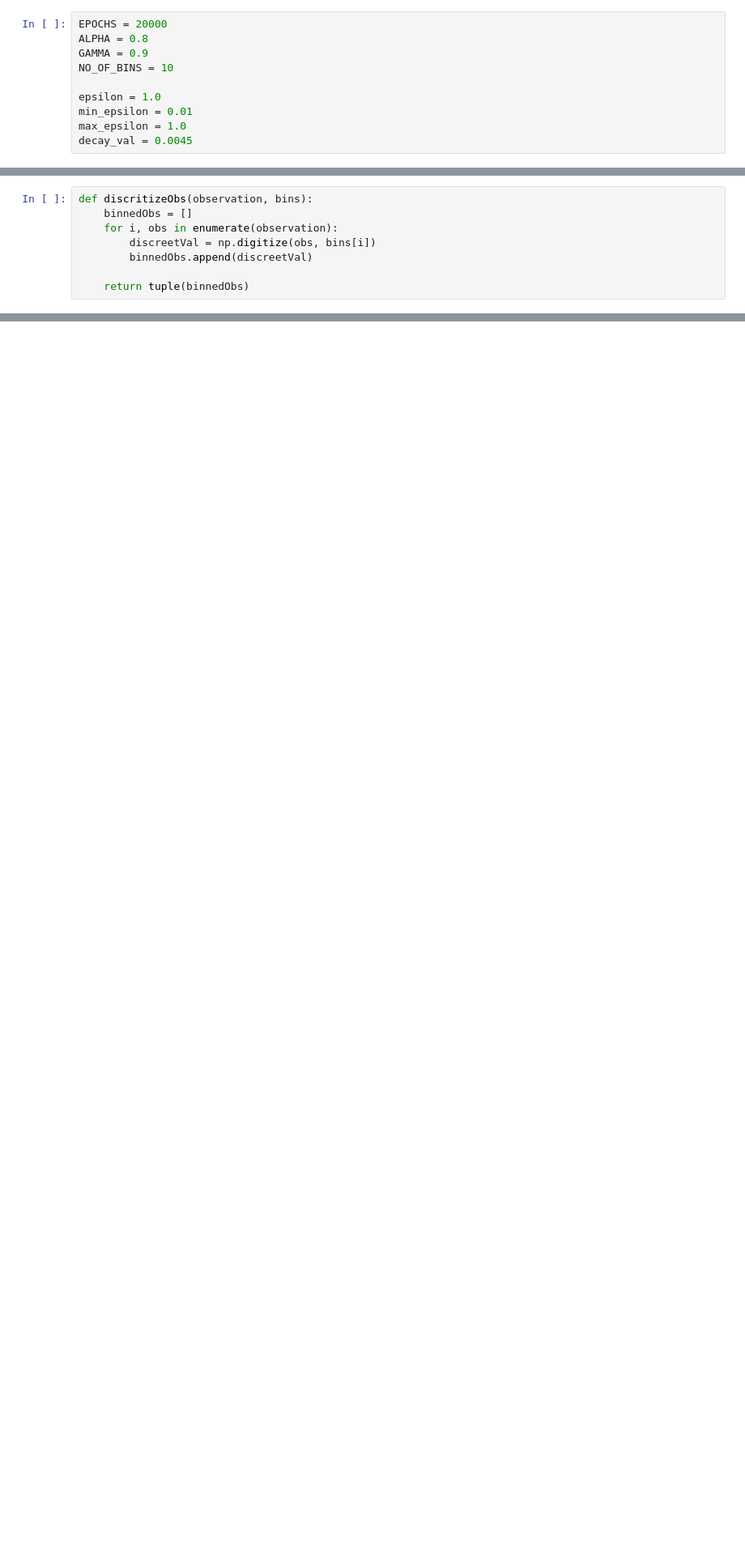
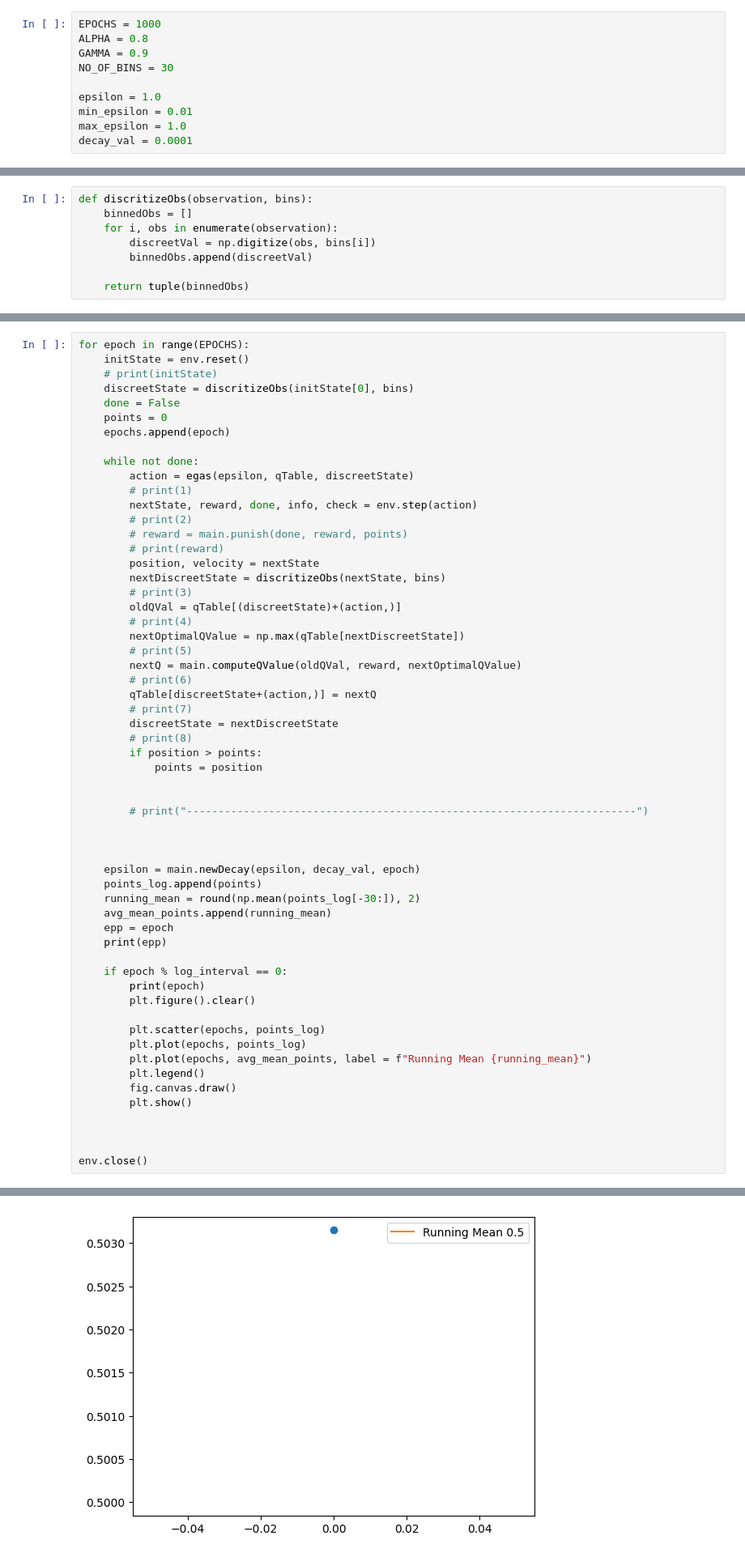
Before and after one commit to bherwanisuraj/gridworld, a Jupyter notebook: mountainCar.ipynb, the cells around one changed output, grey strips where cells are left out. Shown: that part at 81% size. Drawn from its saved outputs; the diff is of its cells as text; blank space fills up the shorter version.

```diff
--- a/mountainCar.ipynb
+++ b/mountainCar.ipynb
@@ -28,15 +30,15 @@ env.close()
 # %%
 # print(np.min(maxP), np.min(maxV))
 # %%
-EPOCHS = 20000
+EPOCHS = 1000
 ALPHA = 0.8
 GAMMA = 0.9
-NO_OF_BINS = 10
+NO_OF_BINS = 30
 
 epsilon = 1.0
 min_epsilon = 0.01
 max_epsilon = 1.0
-decay_val = 0.0045
+decay_val = 0.0001
 # %%
 def createBins(NO_OF_BINS):
     binPosition = np.linspace(-1.2, 0.6, NO_OF_BINS)
@@ -101,0 +96,59 @@ array([[[0., 0.],
+# %%
+for epoch in range(EPOCHS):
+    initState = env.reset()
+    # print(initState)
+    discreetState = discritizeObs(initState[0], bins)
+    done = False
+    points = 0
+    epochs.append(epoch)
+
+    while not done:
+        action = egas(epsilon, qTable, discreetState)
+        # print(1)
+        nextState, reward, done, info, check = env.step(action)
+        # print(2)
+        # reward = main.punish(done, reward, points)
+        # print(reward)
+        position, velocity = nextState
+        nextDiscreetState = discritizeObs(nextState, bins)
+        # print(3)
+        oldQVal = qTable[(discreetState)+(action,)]
+        # print(4)
+        nextOptimalQValue = np.max(qTable[nextDiscreetState])
+        # print(5)
+        nextQ = main.computeQValue(oldQVal, reward, nextOptimalQValue)
+        # print(6)
+        qTable[discreetState+(action,)] = nextQ
+        # print(7)
+        discreetState = nextDiscreetState
+        # print(8)
+        if position > points:
+            points = position
+
+
+        # print("-----------------------------------------------------------------------")
+
+
+
+    epsilon = main.newDecay(epsilon, decay_val, epoch)
+    points_log.append(points)
+    running_mean = round(np.mean(points_log[-30:]), 2)
+    avg_mean_points.append(running_mean)
+    epp = epoch
+    print(epp)
+
+    if epoch % log_interval == 0:
+        print(epoch)
+        plt.figure().clear()
+
+        plt.scatter(epochs, points_log)
+        plt.plot(epochs, points_log)
+        plt.plot(epochs, avg_mean_points, label = f"Running Mean {running_mean}")
+        plt.legend()
+        fig.canvas.draw()
+        plt.show()
+
+
+
+env.close()
+# %% [output]
@@ -101,0 +157 @@ array([[[0., 0.],
+[figure, added]
```
Also changed, not shown: parts of 9 cells of this notebook, 3 other files.
